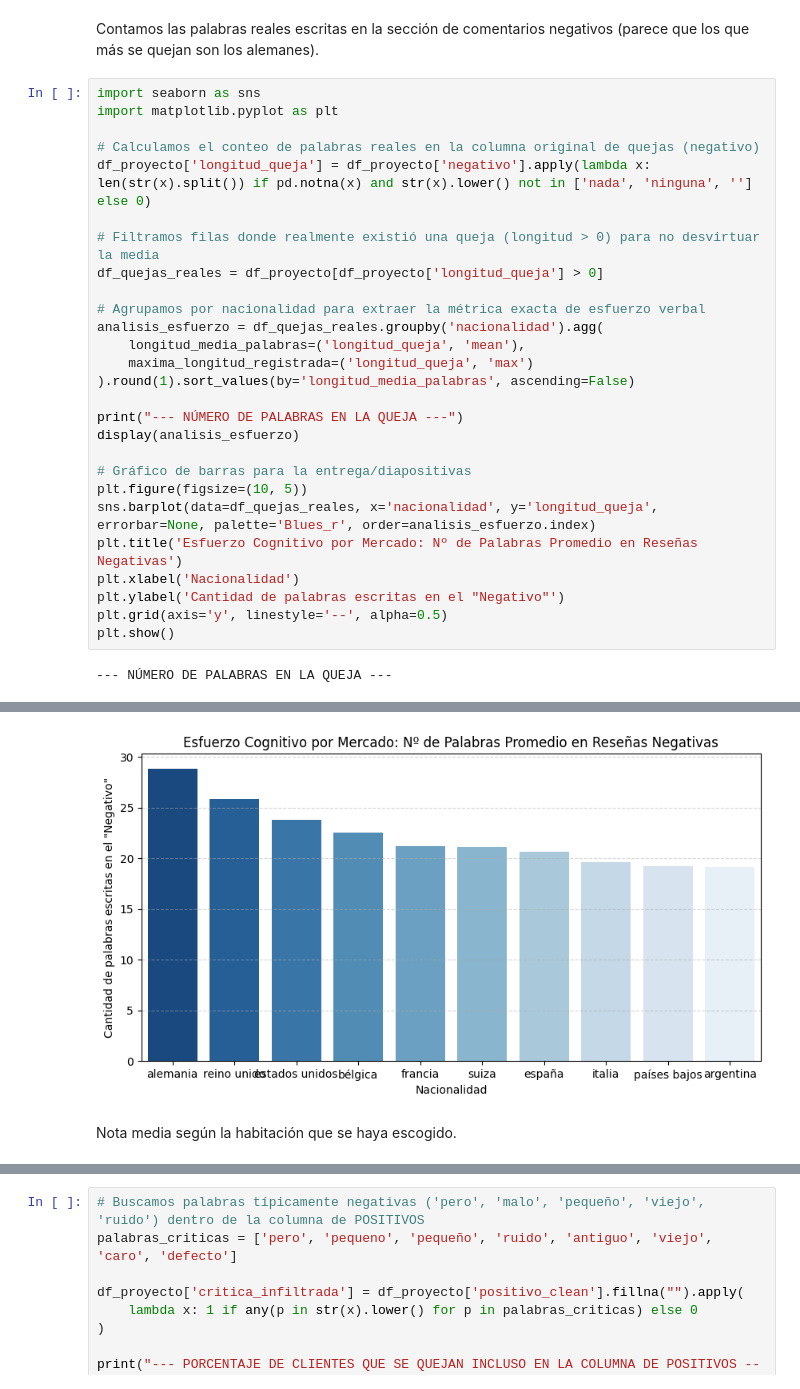
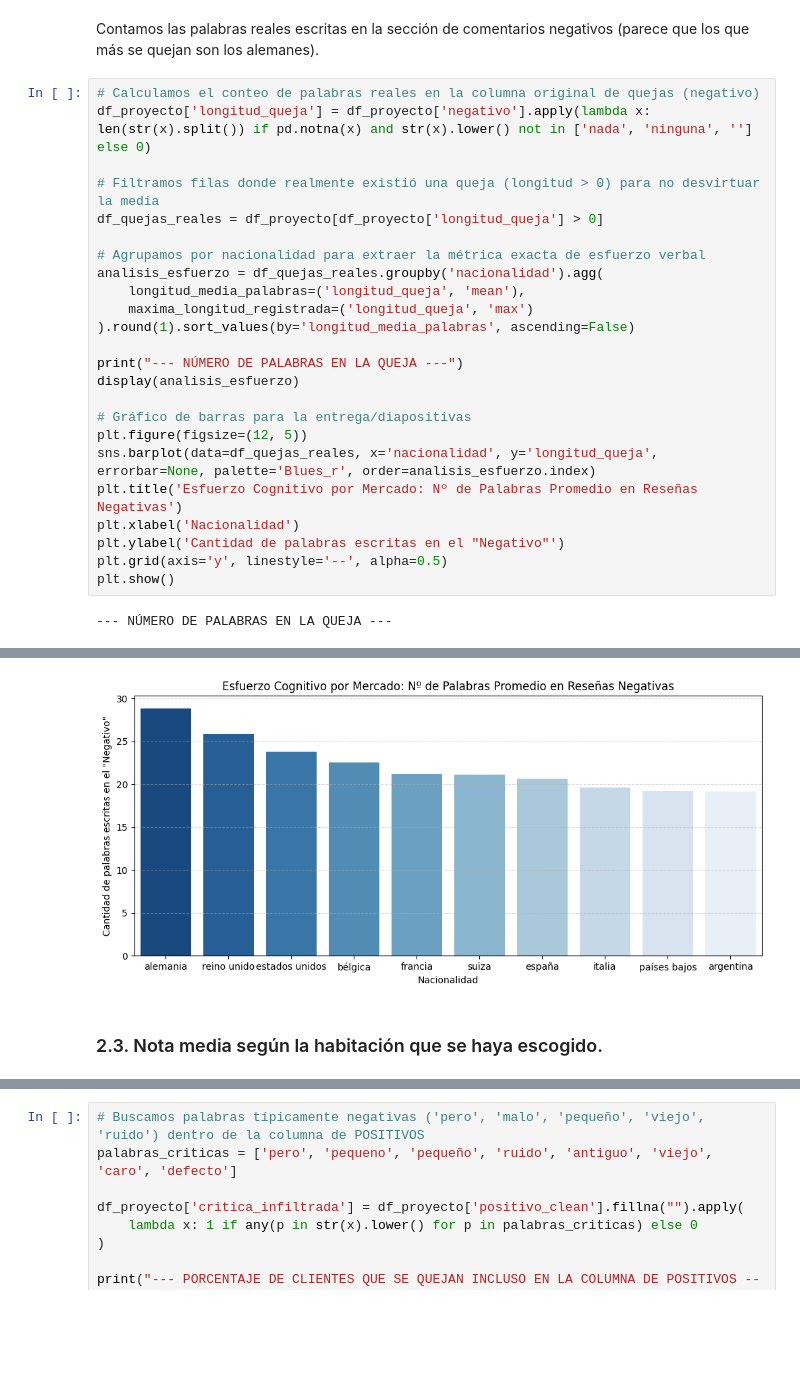
Before and after one commit to amalo8/ProyectoNLP, a Jupyter notebook: objetivo3.ipynb, the cells around one changed output, grey strips where cells are left out. Cells and saved outputs as stored; diff of their text form; blank space fills up the shorter version.

```diff
--- a/objetivo3.ipynb
+++ b/objetivo3.ipynb
@@ -645,9 +579,6 @@ Name: intensidad_negativa, dtype: float64
 # %% [markdown]
 Contamos las palabras reales escritas en la sección de comentarios negativos (parece que los que más se quejan son los alemanes).
 # %%
-import seaborn as sns
-import matplotlib.pyplot as plt
-
 # Calculamos el conteo de palabras reales en la columna original de quejas (negativo)
 df_proyecto['longitud_queja'] = df_proyecto['negativo'].apply(lambda x: len(str(x).split()) if pd.notna(x) and str(x).lower() not in ['nada', 'ninguna', ''] else 0)
 
@@ -657,35 +588,35 @@ df_quejas_reales = df_proyecto[df_proyecto['longitud_queja'] > 0]
 # Agrupamos por nacionalidad para extraer la métrica exacta de esfuerzo verbal
 analisis_esfuerzo = df_quejas_reales.groupby('nacionalidad').agg(
     longitud_media_palabras=('longitud_queja', 'mean'),
     maxima_longitud_registrada=('longitud_queja', 'max')
 ).round(1).sort_values(by='longitud_media_palabras', ascending=False)
 
 print("--- NÚMERO DE PALABRAS EN LA QUEJA ---")
 display(analisis_esfuerzo)
 
 # Gráfico de barras para la entrega/diapositivas
-plt.figure(figsize=(10, 5))
+plt.figure(figsize=(12, 5))
 sns.barplot(data=df_quejas_reales, x='nacionalidad', y='longitud_queja', errorbar=None, palette='Blues_r', order=analisis_esfuerzo.index)
 plt.title('Esfuerzo Cognitivo por Mercado: Nº de Palabras Promedio en Reseñas Negativas')
 plt.xlabel('Nacionalidad')
 plt.ylabel('Cantidad de palabras escritas en el "Negativo"')
 plt.grid(axis='y', linestyle='--', alpha=0.5)
 plt.show()
 # %% [output]
 --- NÚMERO DE PALABRAS EN LA QUEJA ---
 |  | longitud_media_palabras | maxima_longitud_registrada |
 | nacionalidad |  |  |
 | alemania | 28.9 | 382 |
 | reino unido | 25.8 | 354 |
 | estados unidos | 23.8 | 265 |
 | bélgica | 22.5 | 209 |
 | francia | 21.2 | 288 |
 | suiza | 21.1 | 316 |
 | españa | 20.7 | 329 |
 | italia | 19.6 | 331 |
 | países bajos | 19.2 | 349 |
 | argentina | 19.1 | 206 |
-[figure, old version]
+[figure, new version]
 # %% [markdown]
-Nota media según la habitación que se haya escogido.
+### 2.3. Nota media según la habitación que se haya escogido.
 # %%
```
Also changed, not shown: parts of 40 cells of this notebook, 1 other file.
